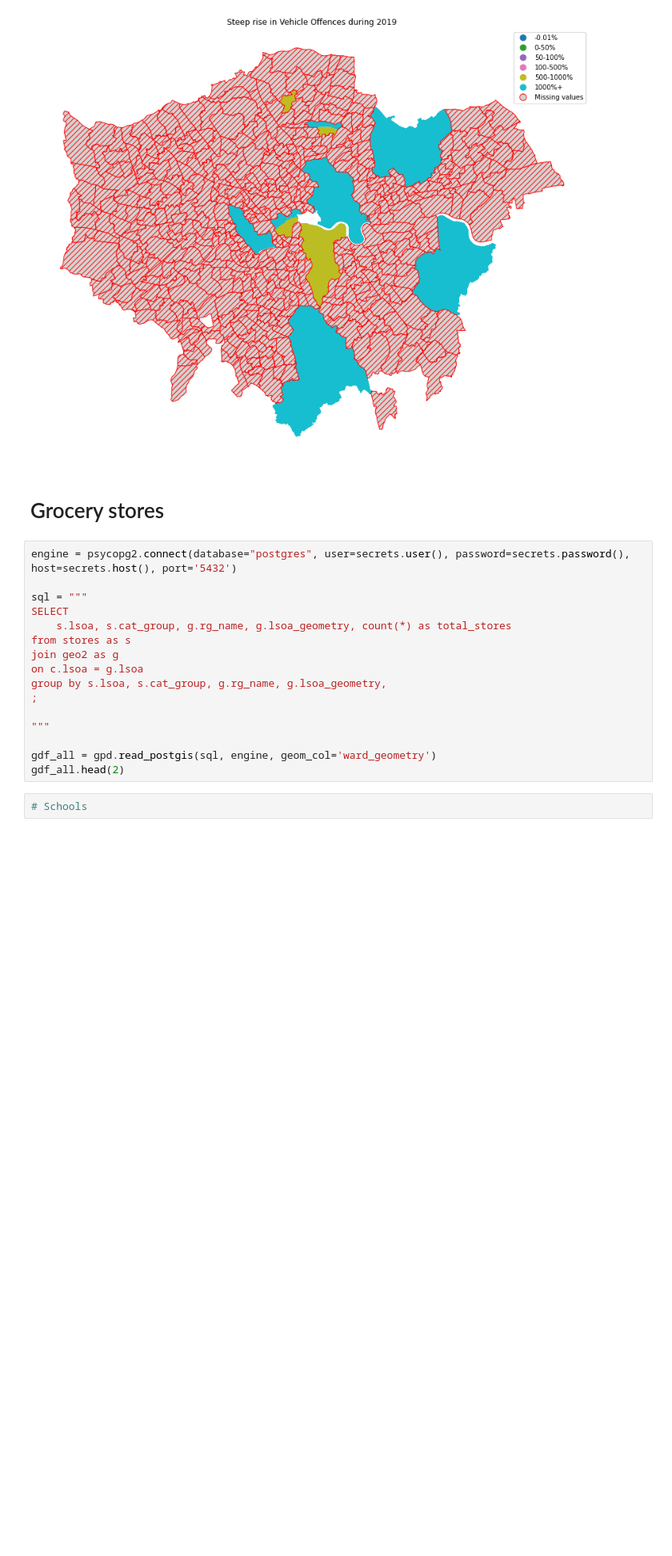
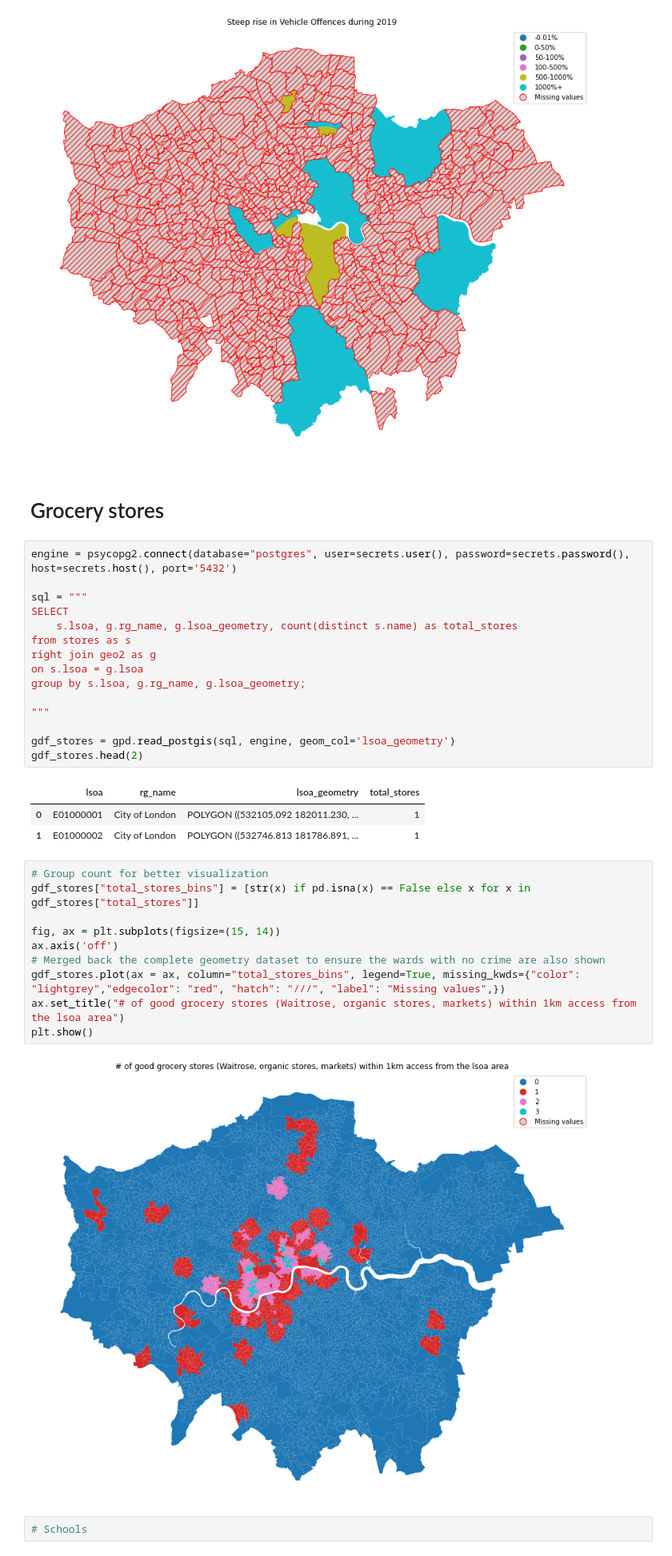
Before and after one commit to jelenalor/RealEstate, a Jupyter notebook: 2.EDA regions.ipynb, the cells around one changed output. Shown at 80% size. Drawn from its saved outputs; the diff is of its cells as text; blank space fills up the shorter version.

```diff
--- a/2.EDA regions.ipynb
+++ b/2.EDA regions.ipynb
@@ -222,17 +222,32 @@ engine = psycopg2.connect(database="postgres", user=secrets.user(), password=sec
 
 sql = """
 SELECT
-    s.lsoa, s.cat_group, g.rg_name, g.lsoa_geometry, count(*) as total_stores
+    s.lsoa, g.rg_name, g.lsoa_geometry, count(distinct s.name) as total_stores
 from stores as s
-join geo2 as g
-on c.lsoa = g.lsoa
-group by s.lsoa, s.cat_group, g.rg_name, g.lsoa_geometry,
-;
+right join geo2 as g
+on s.lsoa = g.lsoa
+group by s.lsoa, g.rg_name, g.lsoa_geometry;
 
 """
 
-gdf_all = gpd.read_postgis(sql, engine, geom_col='ward_geometry')
-gdf_all.head(2)
+gdf_stores = gpd.read_postgis(sql, engine, geom_col='lsoa_geometry')
+gdf_stores.head(2)
+# %% [output]
+|  | lsoa | rg_name | lsoa_geometry | total_stores |
+| 0 | E01000001 | City of London | POLYGON ((532105.092 182011.230, ... | 1 |
+| 1 | E01000002 | City of London | POLYGON ((532746.813 181786.891, ... | 1 |
+# %%
+# Group count for better visualization
+gdf_stores["total_stores_bins"] = [str(x) if pd.isna(x) == False else x for x in gdf_stores["total_stores"]]
+
+fig, ax = plt.subplots(figsize=(15, 14))
+ax.axis('off')
+# Merged back the complete geometry dataset to ensure the wards with no crime are also shown
+gdf_stores.plot(ax = ax, column="total_stores_bins", legend=True, missing_kwds={"color": "lightgrey","edgecolor": "red", "hatch": "///", "label": "Missing values",})
+ax.set_title("# of good grocery stores (Waitrose, organic stores, markets) within 1km access from the lsoa area")
+plt.show()
+# %% [output]
+[figure, added]
 # %%
 # Schools
 # %%
```
Also changed, not shown: parts of 1 cell of this notebook.
